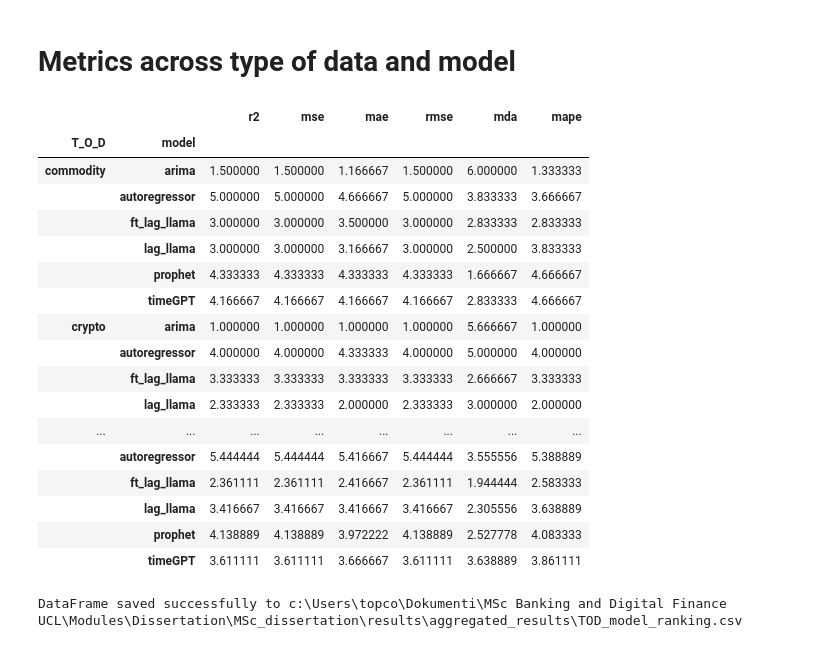
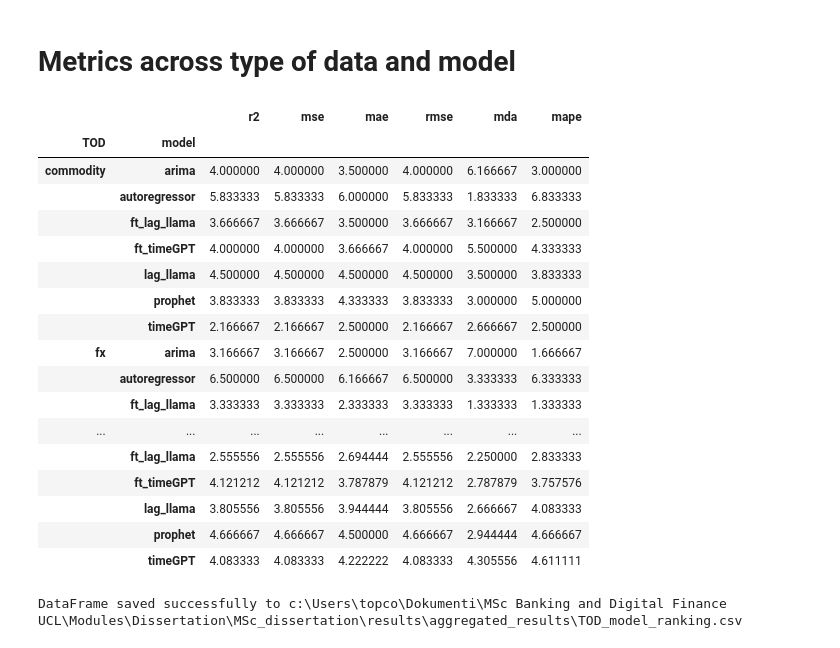
Before and after one commit to filip-topic/Time-Series-Foundation-Models-in-Financial-time-series-prediction, a Jupyter notebook: data_analysis.ipynb, the cells around one changed output. Cells and saved outputs as stored; diff of their text form; code cells hidden in the pictures.

```diff
--- a/data_analysis.ipynb
+++ b/data_analysis.ipynb
@@ -46,7 +46,7 @@ lower_better = ['mse', 'mae', 'rmse', 'mape']
 for file in files:
     # Extract parameters from the file name
     base_name = os.path.splitext(file)[0]
-    parameters = base_name.split('__')
+    parameters = base_name.split('_')
     param_dict = {}
     for param in parameters:
         key, value = param.split('=')
@@ -180,29 +181,29 @@ DataFrame saved successfully to c:\Users\topco\Dokumenti\MSc Banking and Digital
 # %% [markdown]
 # Metrics across type of data and model
 # %%
-metrics = ["r2", "mse", "mae", "rmse", "mda", "mape", "model", "T_O_D"]
-group = ["T_O_D", "model"]
+metrics = ["r2", "mse", "mae", "rmse", "mda", "mape", "model", "TOD"]
+group = ["TOD", "model"]
 tod_model_ranking = aggregated_ranking[metrics].groupby(group).mean()
 tod_model_ranking
 # %% [output]
 |  |  | r2 | mse | mae | rmse | mda | mape |
-| T_O_D | model |  |  |  |  |  |  |
-| commodity | arima | 1.500000 | 1.500000 | 1.166667 | 1.500000 | 6.000000 | 1.333333 |
-|  | autoregressor | 5.000000 | 5.000000 | 4.666667 | 5.000000 | 3.833333 | 3.666667 |
-|  | ft_lag_llama | 3.000000 | 3.000000 | 3.500000 | 3.000000 | 2.833333 | 2.833333 |
-|  | lag_llama | 3.000000 | 3.000000 | 3.166667 | 3.000000 | 2.500000 | 3.833333 |
-|  | prophet | 4.333333 | 4.333333 | 4.333333 | 4.333333 | 1.666667 | 4.666667 |
-|  | timeGPT | 4.166667 | 4.166667 | 4.166667 | 4.166667 | 2.833333 | 4.666667 |
-| crypto | arima | 1.000000 | 1.000000 | 1.000000 | 1.000000 | 5.666667 | 1.000000 |
-|  | autoregressor | 4.000000 | 4.000000 | 4.333333 | 4.000000 | 5.000000 | 4.000000 |
-|  | ft_lag_llama | 3.333333 | 3.333333 | 3.333333 | 3.333333 | 2.666667 | 3.333333 |
-|  | lag_llama | 2.333333 | 2.333333 | 2.000000 | 2.333333 | 3.000000 | 2.000000 |
+| TOD | model |  |  |  |  |  |  |
+| commodity | arima | 4.000000 | 4.000000 | 3.500000 | 4.000000 | 6.166667 | 3.000000 |
+|  | autoregressor | 5.833333 | 5.833333 | 6.000000 | 5.833333 | 1.833333 | 6.833333 |
+|  | ft_lag_llama | 3.666667 | 3.666667 | 3.500000 | 3.666667 | 3.166667 | 2.500000 |
+|  | ft_timeGPT | 4.000000 | 4.000000 | 3.666667 | 4.000000 | 5.500000 | 4.333333 |
+|  | lag_llama | 4.500000 | 4.500000 | 4.500000 | 4.500000 | 3.500000 | 3.833333 |
+|  | prophet | 3.833333 | 3.833333 | 4.333333 | 3.833333 | 3.000000 | 5.000000 |
+|  | timeGPT | 2.166667 | 2.166667 | 2.500000 | 2.166667 | 2.666667 | 2.500000 |
+| fx | arima | 3.166667 | 3.166667 | 2.500000 | 3.166667 | 7.000000 | 1.666667 |
+|  | autoregressor | 6.500000 | 6.500000 | 6.166667 | 6.500000 | 3.333333 | 6.333333 |
+|  | ft_lag_llama | 3.333333 | 3.333333 | 2.333333 | 3.333333 | 1.333333 | 1.333333 |
 | ... | ... | ... | ... | ... | ... | ... | ... |
-|  | autoregressor | 5.444444 | 5.444444 | 5.416667 | 5.444444 | 3.555556 | 5.388889 |
-|  | ft_lag_llama | 2.361111 | 2.361111 | 2.416667 | 2.361111 | 1.944444 | 2.583333 |
-|  | lag_llama | 3.416667 | 3.416667 | 3.416667 | 3.416667 | 2.305556 | 3.638889 |
-|  | prophet | 4.138889 | 4.138889 | 3.972222 | 4.138889 | 2.527778 | 4.083333 |
-|  | timeGPT | 3.611111 | 3.611111 | 3.666667 | 3.611111 | 3.638889 | 3.861111 |
+|  | ft_lag_llama | 2.555556 | 2.555556 | 2.694444 | 2.555556 | 2.250000 | 2.833333 |
+|  | ft_timeGPT | 4.121212 | 4.121212 | 3.787879 | 4.121212 | 2.787879 | 3.757576 |
+|  | lag_llama | 3.805556 | 3.805556 | 3.944444 | 3.805556 | 2.666667 | 4.083333 |
+|  | prophet | 4.666667 | 4.666667 | 4.500000 | 4.666667 | 2.944444 | 4.666667 |
+|  | timeGPT | 4.083333 | 4.083333 | 4.222222 | 4.083333 | 4.305556 | 4.611111 |
 # %%
 save_dataframe_to_csv(tod_model_ranking, os.path.join(aggregated_results_directory, "TOD_model_ranking.csv"))
 # %% [output]
```
Also changed, not shown: parts of 7 cells of this notebook, 3 other files.
